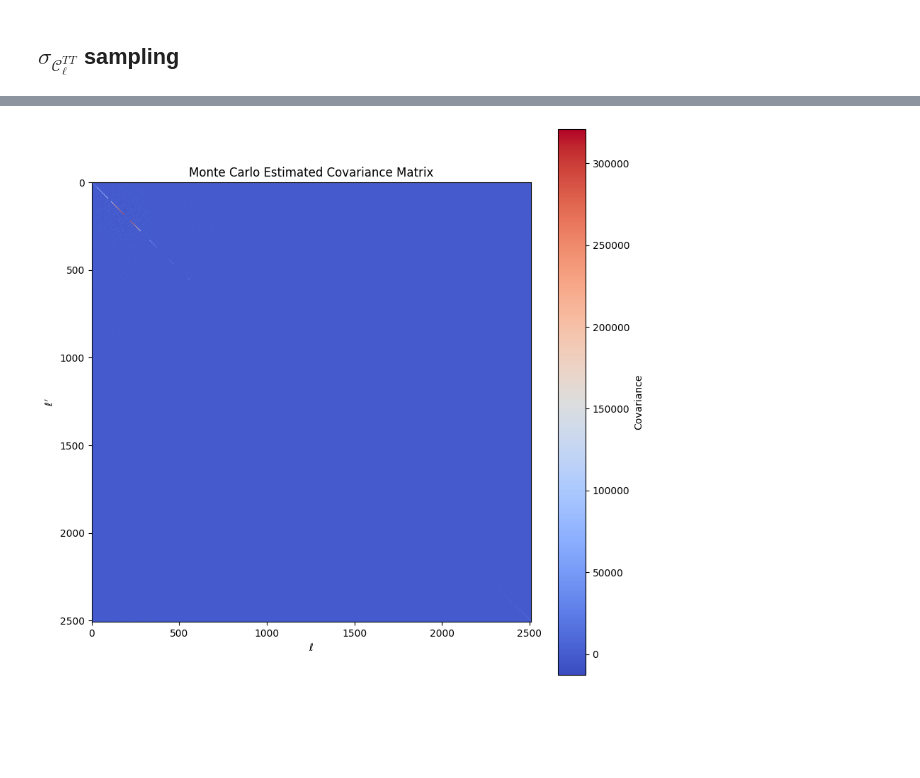
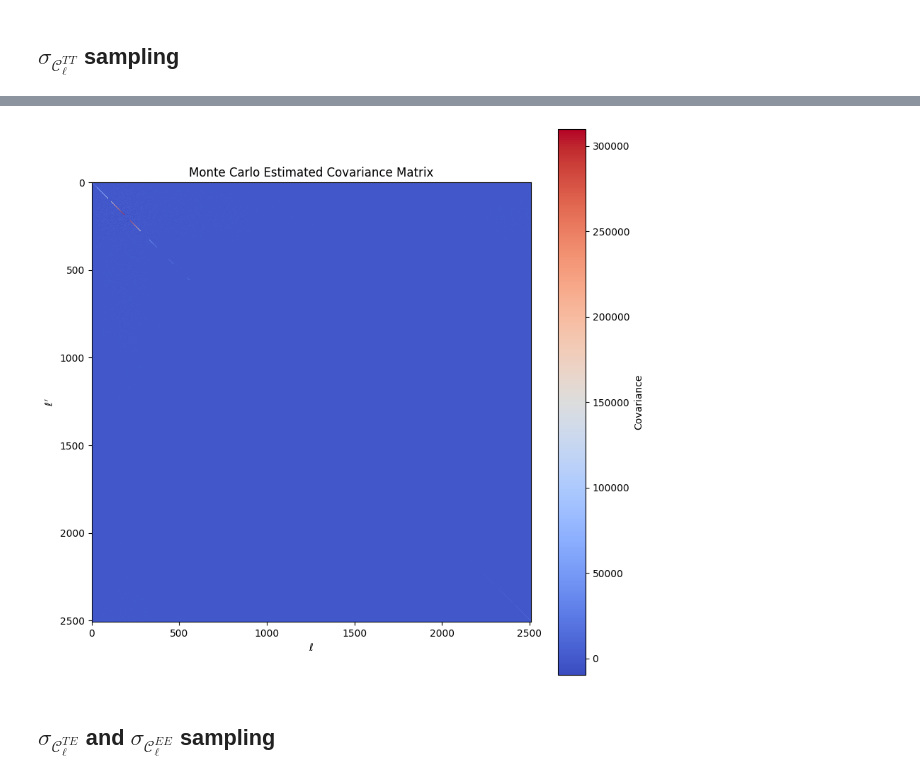
Before and after one commit to SkyExplain/SkySimulation, a Jupyter notebook: simulated_maps/MC_covariance.ipynb, the cells around one changed output, grey strips where cells are left out. Cells and saved outputs as stored; diff of their text form; code cells hidden in the pictures; blank space fills up the shorter version.

Commit message:
sampling of CV for TE and EE components

```diff
--- a/simulated_maps/MC_covariance.ipynb
+++ b/simulated_maps/MC_covariance.ipynb
@@ -55,17 +56,17 @@ round_ls_Pl_EE = np.round(ls_Planck_EE)
 # %% [markdown]
 ## $\sigma_{\mathcal{C}_{\ell}^{TT}}$ sampling
 # %%
-from CMBFeatureNet import sample_asymmetric_distribution
+from CMBFeatureNet import covariance_asymmetric_errors
 num_samples = 10000
 
 #Generate Monte Carlo samples for each l
-samples_dict = {}
+samples_dict_tt = {}
 for i, l in enumerate(ls_Planck_TT):
-    samples_dict[l] = sample_asymmetric_distribution(dl_Planck_TT[i], sdl_Planck_TT_neg[i], sdl_Planck_TT_pos[i], num_samples)
+    samples_dict_tt[l] =  covariance_asymmetric_errors(dl_Planck_TT[i], sdl_Planck_TT_neg[i], sdl_Planck_TT_pos[i], num_samples)
 
 #Example: histogram for one multipole (l=5)
 l_example = 5
-plt.hist(samples_dict[l_example], bins=50, density=True, alpha=0.6, color='b')
+plt.hist(samples_dict_tt[l_example], bins=50, density=True, alpha=0.6, color='b')
 plt.axvline(dl_Planck_TT[ls_Planck_TT == l_example], color='r', linestyle='dashed', label="Reported $D_\ell$")
 plt.xlabel("$D_\ell$ Value")
 plt.ylabel("Probability Density")
@@ -77,26 +78,22 @@ plt.show()
 # %%
-import csv
 #Generate Monte Carlo samples for each l
-samples_matrix = np.zeros((num_samples, len(ls_Planck_TT)))  # Shape (num_samples, num_ls_Planck_TT)
+samples_matrix_tt = np.zeros((num_samples, len(ls_Planck_TT)))  # Shape (num_samples, num_ls_Planck_TT)
 
 for i, l in enumerate(ls_Planck_TT):
-    samples_matrix[:, i] = sample_asymmetric_distribution(dl_Planck_TT[i], sdl_Planck_TT_neg[i], sdl_Planck_TT_neg[i], num_samples)
+    samples_matrix_tt[:, i] = covariance_asymmetric_errors(dl_Planck_TT[i], sdl_Planck_TT_neg[i], sdl_Planck_TT_pos[i], num_samples)
 
-#Compute the covariance matrix
-cov_matrix = np.cov(samples_matrix, rowvar=False)  # Covariance along columns (i.e., different l values)
+#Compute the covariance matrices
+cov_matx_tt = np.cov(samples_matrix_tt, rowvar=False)  #Covariance along columns (i.e., different l values)
 
-with open('./simulated_data/dlstt_covariance_matrix.csv', 'w') as x:
-    writer = csv.writer(x, delimiter=',',quoting=csv.QUOTE_NONNUMERIC)
-    writer.writerows(cov_matrix)
-x.close()
-
-#Plot covariance matrix
+#Plot covariance matrix (TT case)
 plt.figure(figsize=(10,10))
-plt.imshow(cov_matrix, cmap='coolwarm', interpolation='none')
+plt.imshow(cov_matx_tt, cmap='coolwarm', interpolation='none')
 plt.colorbar(label='Covariance')
 plt.xlabel("$\ell$")
 plt.ylabel("$\ell'$")
 plt.title("Monte Carlo Estimated Covariance Matrix")
 plt.show()
 # %% [output]
-[figure, old version]
+[figure, new version]
+# %% [markdown]
+## $\sigma_{\mathcal{C}_{\ell}^{TE}}$ and $\sigma_{\mathcal{C}_{\ell}^{EE}}$ sampling
```
Also changed, not shown: parts of 6 cells of this notebook.
